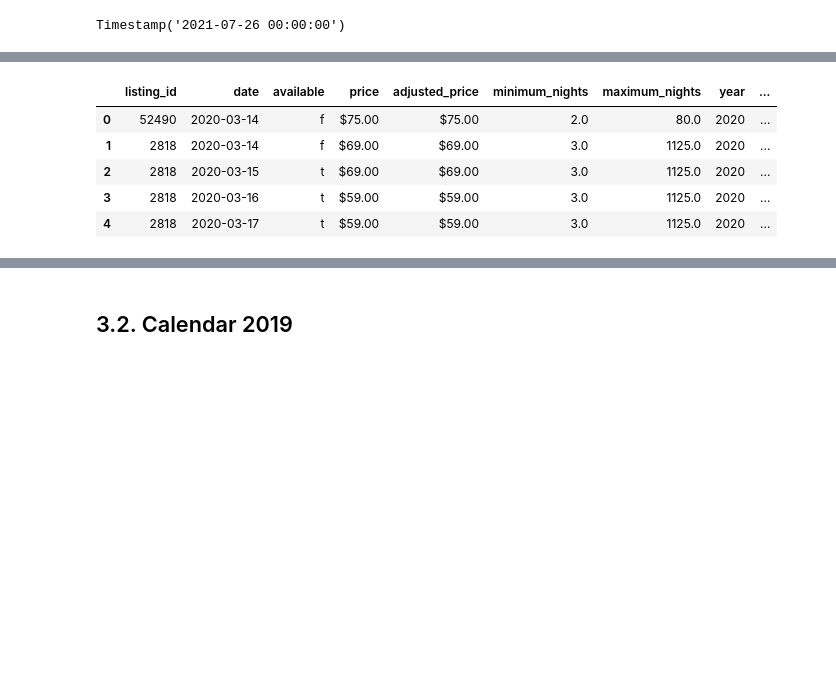
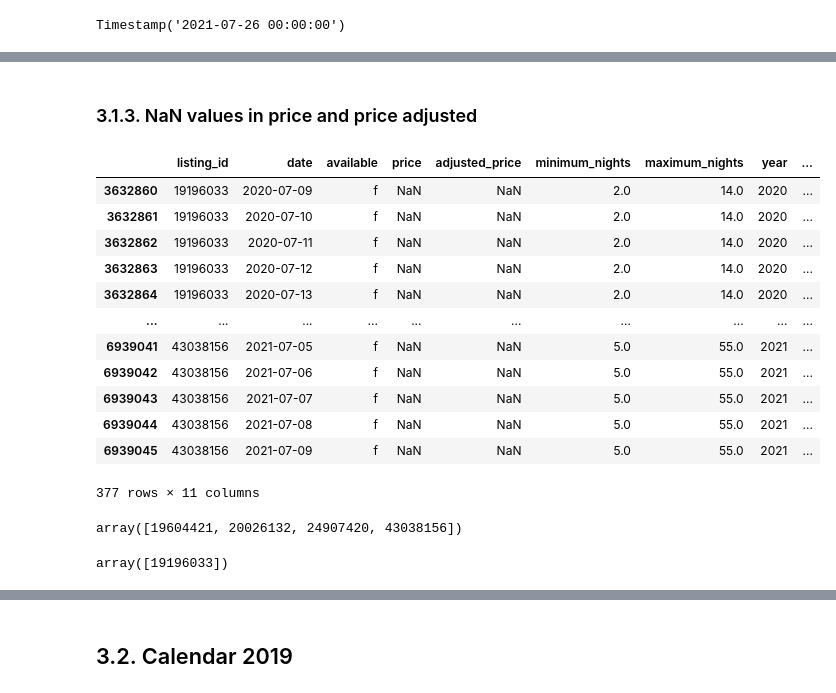
Before and after one commit to lauratll/Airbnb_Amsterdam_covid19, a Jupyter notebook: documentation/Exploring_the_data.ipynb, the cells around one changed output, grey strips where cells are left out. Drawn from its saved outputs; the diff is of its cells as text; code cells hidden in the pictures; blank space fills up the shorter version.

```diff
--- a/documentation/Exploring_the_data.ipynb
+++ b/documentation/Exploring_the_data.ipynb
@@ -257,0 +514,9 @@ calendar_0320_0721['day_of_week']=calendar_0320_0721["date"].dt.weekday.map(dw_m
+# %%
+prices_adjusted = prices_adjusted.iloc[:,1].str.replace(',', '')
+# %%
+calendar_0320_0721["adjusted_price"] = prices_adjusted.values
+# %%
+calendar_0320_0721["adjusted_price"] =calendar_0320_0721["adjusted_price"].astype("float")
+# %%
+#convert to euros
+calendar_0320_0721["adjusted_price"]  = calendar_0320_0721["adjusted_price"] *0.84
@@ -258,9 +556,32 @@ calendar_0320_0721['day_of_week']=calendar_0320_0721["date"].dt.weekday.map(dw_m
+# %% [markdown]
+### 3.1.3. NaN values in price and price adjusted
 # %%
-calendar_0320_0721.head()
+#prices are not the same but I could just keep one, I could look if the differences are significative or not
+test= calendar_0320_0721["price"] == calendar_0320_0721["adjusted_price"]
-# %% [output]
-|  | listing_id | date | available | price | adjusted_price | minimum_nights | maximum_nights | year | ... |
-| 0 | 52490 | 2020-03-14 | f | $75.00 | $75.00 | 2.0 | 80.0 | 2020 | ... |
-| 1 | 2818 | 2020-03-14 | f | $69.00 | $69.00 | 3.0 | 1125.0 | 2020 | ... |
-| 2 | 2818 | 2020-03-15 | t | $69.00 | $69.00 | 3.0 | 1125.0 | 2020 | ... |
-| 3 | 2818 | 2020-03-16 | t | $59.00 | $59.00 | 3.0 | 1125.0 | 2020 | ... |
-| 4 | 2818 | 2020-03-17 | t | $59.00 | $59.00 | 3.0 | 1125.0 | 2020 | ... |
+# %%
+calendar_0320_0721.loc[calendar_0320_0721["price"].isnull()]
+# %% [output]
+|  | listing_id | date | available | price | adjusted_price | minimum_nights | maximum_nights | year | ... |
+| 3632860 | 19196033 | 2020-07-09 | f | NaN | NaN | 2.0 | 14.0 | 2020 | ... |
+| 3632861 | 19196033 | 2020-07-10 | f | NaN | NaN | 2.0 | 14.0 | 2020 | ... |
+| 3632862 | 19196033 | 2020-07-11 | f | NaN | NaN | 2.0 | 14.0 | 2020 | ... |
+| 3632863 | 19196033 | 2020-07-12 | f | NaN | NaN | 2.0 | 14.0 | 2020 | ... |
+| 3632864 | 19196033 | 2020-07-13 | f | NaN | NaN | 2.0 | 14.0 | 2020 | ... |
+| ... | ... | ... | ... | ... | ... | ... | ... | ... | ... |
+| 6939041 | 43038156 | 2021-07-05 | f | NaN | NaN | 5.0 | 55.0 | 2021 | ... |
+| 6939042 | 43038156 | 2021-07-06 | f | NaN | NaN | 5.0 | 55.0 | 2021 | ... |
+| 6939043 | 43038156 | 2021-07-07 | f | NaN | NaN | 5.0 | 55.0 | 2021 | ... |
+| 6939044 | 43038156 | 2021-07-08 | f | NaN | NaN | 5.0 | 55.0 | 2021 | ... |
+| 6939045 | 43038156 | 2021-07-09 | f | NaN | NaN | 5.0 | 55.0 | 2021 | ... |
+377 rows × 11 columns
+# %%
+#We look for the listings with nan values
+id_with_na_prices =calendar_0320_0721.loc[calendar_0320_0721["price"].isnull()]["listing_id"].unique()
+id_with_na_prices
+# %% [output]
+array([19604421, 20026132, 24907420, 43038156])
+# %%
+id_with_na_a_prices =calendar_0320_0721.loc[calendar_0320_0721["adjusted_price"].isnull()]["listing_id"].unique()
+id_with_na_a_prices
+# %% [output]
+array([19196033])
```
Also changed, not shown: parts of 133 cells of this notebook, 24 other files.
